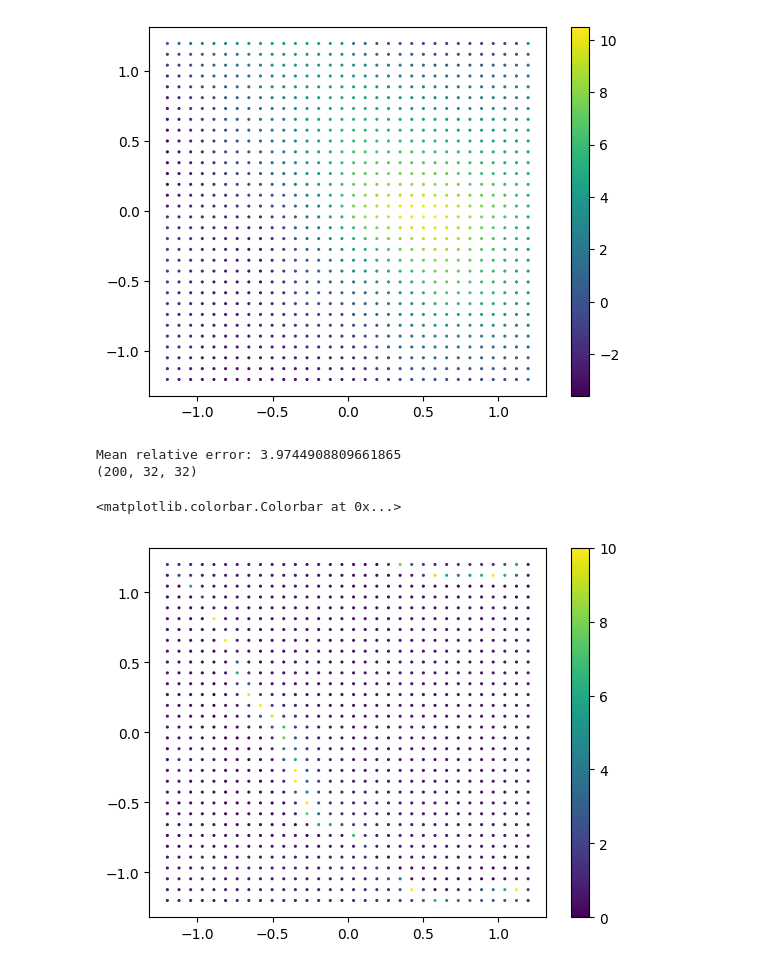
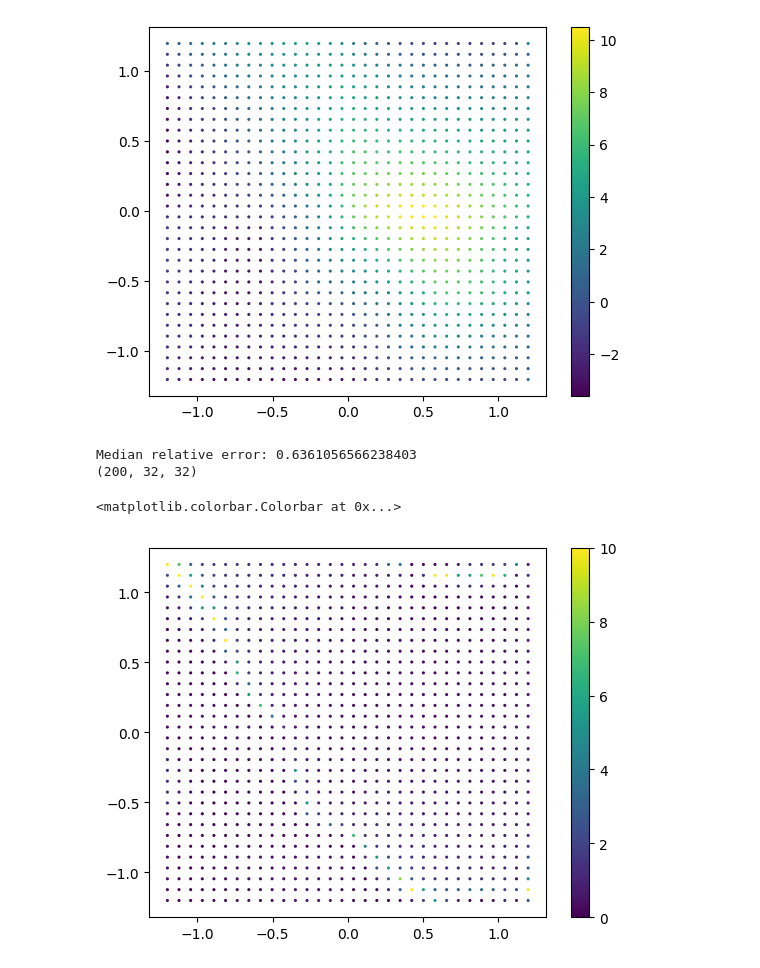
Before and after one commit to cmt-dtu-energy/hypermagnetics, a Jupyter notebook: nbs/check_fno.ipynb, the cells around one changed output. Cells and saved outputs as stored; diff of their text form; code cells hidden in the pictures.

```diff
--- a/nbs/check_fno.ipynb
+++ b/nbs/check_fno.ipynb
@@ -34,7 +35,7 @@ plt.colorbar(contour)
 [figure]
 # %%
 modelpath = Path("/home/spol/repos/hypermagnetics/models/fno")
-modelname = "fno_large_m_128"
+modelname = "fno_large_m_128_1M"
 model = FNO.from_checkpoint(save_folder=modelpath, save_name=modelname)
 
 input = torch.from_numpy((
@@ -69,20 +70,20 @@ plt.colorbar(contour)
 # %%
 # Error calculation
 error = np.abs(out[:, 0] - db["output"][:batch].reshape((batch, res_out, res_out)))
 rel_error = error / np.abs(db["output"][:batch].reshape((batch, res_out, res_out)) + 1e-8)
 
-mean_error = np.mean(rel_error)
-print(f"Mean relative error: {mean_error}")
+mean_error = np.median(rel_error)
+print(f"Median relative error: {mean_error}")
 print(rel_error.shape)
-import matplotlib.colors as mcolors
+
 norm = mcolors.Normalize(vmin=0, vmax=10)
 contour = plt.scatter(x_grid_out, y_grid_out, c=rel_error[idx], cmap='viridis', s=5, edgecolors='none', norm=norm)
 plt.colorbar(contour)
 # %% [output]
-Mean relative error: 3.9744908809661865
+Median relative error: 0.6361056566238403
 (200, 32, 32)
 <matplotlib.colorbar.Colorbar at 0x...>
-[figure, old version]
+[figure, new version]
 # %%
 plt.hist(rel_error.flatten(), bins=200, range=(0, 100))
 plt.yscale("log")
```
Also changed, not shown: parts of 3 cells of this notebook, 2 other files.
